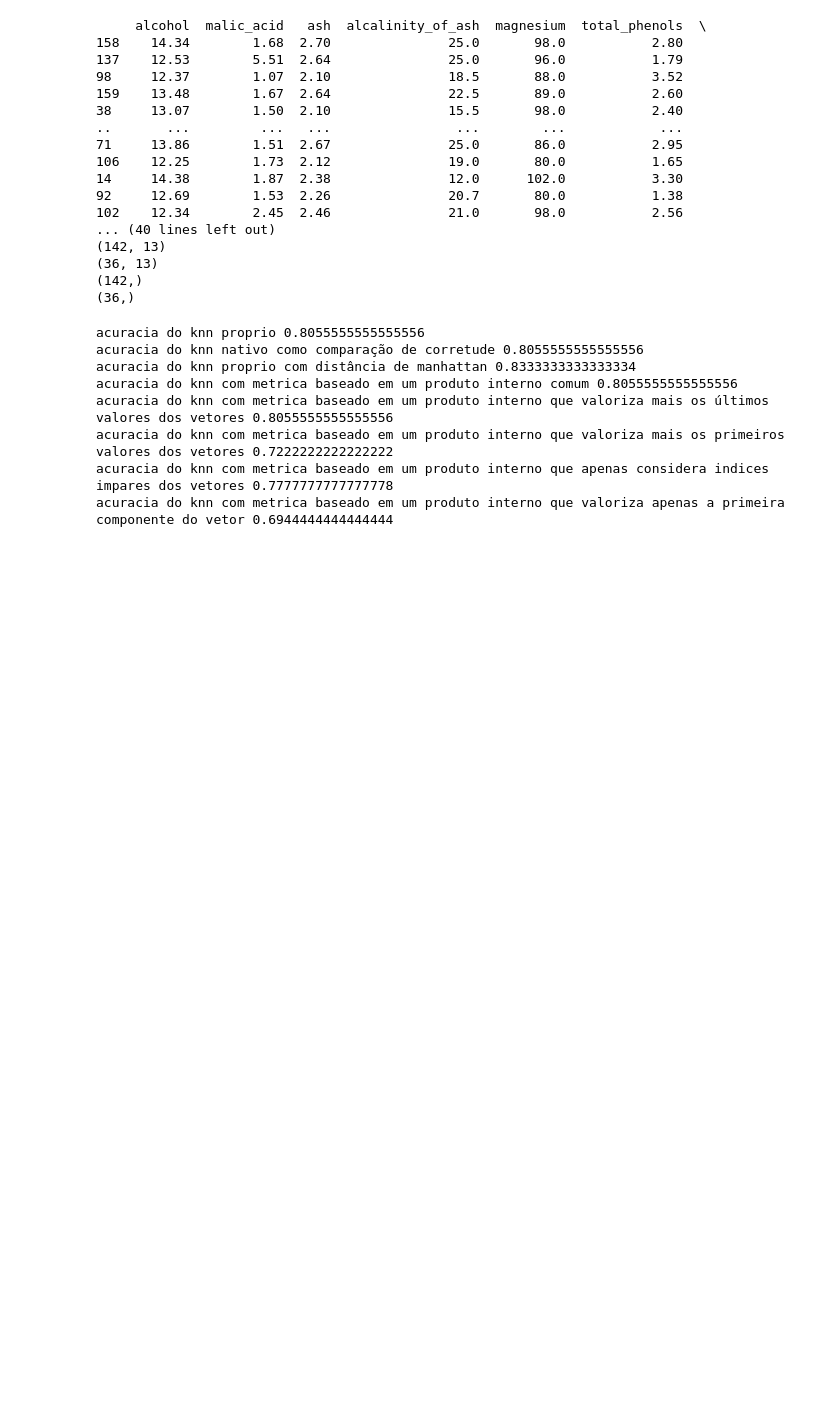
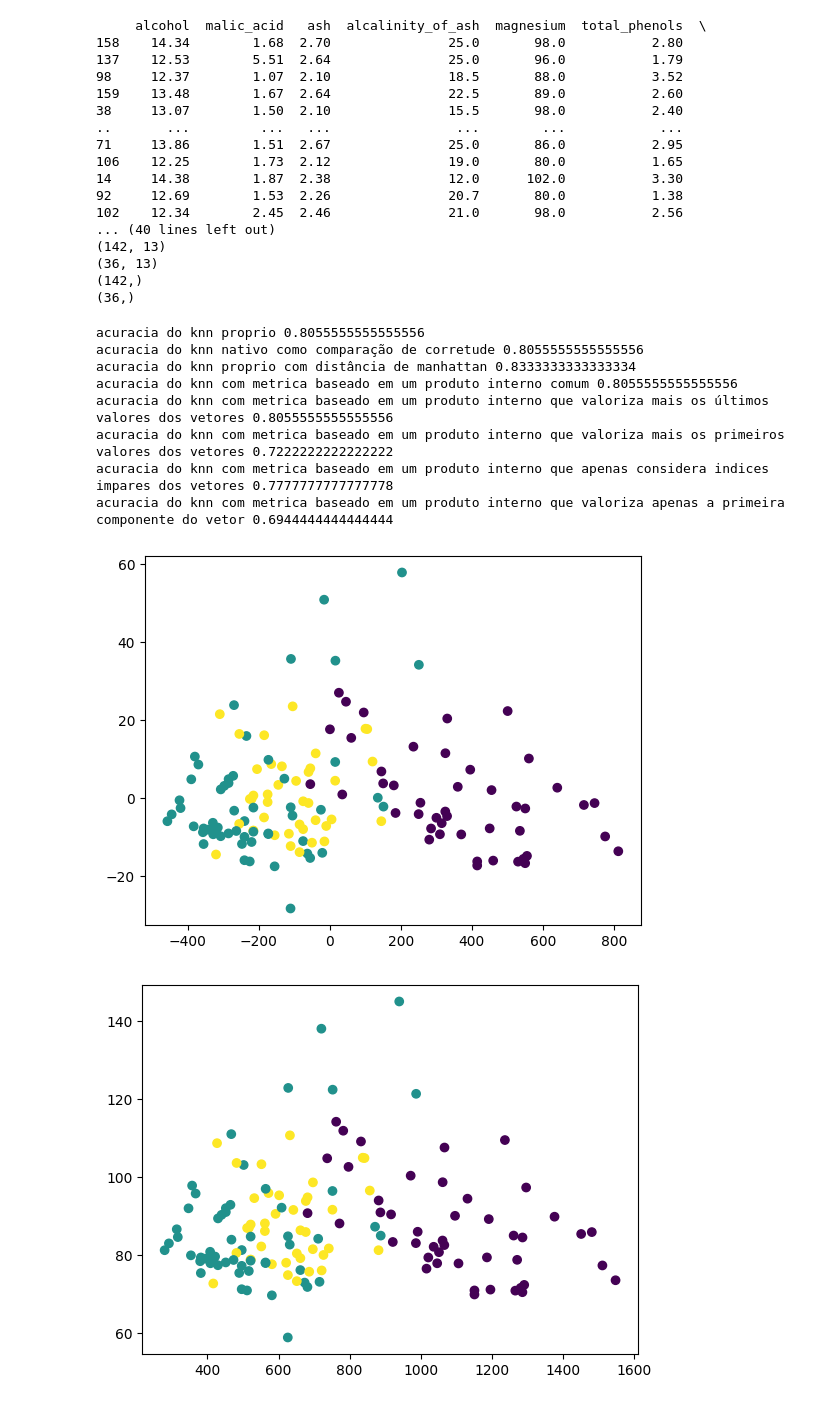
Before and after one commit to salocinrevenge/AlgeLin-ML, a Jupyter notebook: tarefa1.ipynb, the cells around one changed output. Saved outputs shown, nothing was run; the diff lists cells and outputs as text; code cells hidden in the pictures; blank space fills up the shorter version.

```diff
--- a/tarefa1.ipynb
+++ b/tarefa1.ipynb
@@ -196,3 +196,65 @@ acuracia do knn com metrica baseado em um produto interno que valoriza mais os
 acuracia do knn com metrica baseado em um produto interno que valoriza mais os primeiros valores dos vetores 0.7222222222222222
 acuracia do knn com metrica baseado em um produto interno que apenas considera indices impares dos vetores 0.7777777777777778
 acuracia do knn com metrica baseado em um produto interno que valoriza apenas a primeira componente do vetor 0.6944444444444444
+# %%
+from jax.scipy.linalg import svd
+import matplotlib.pyplot as plt
+
+def pca_sem_svd(data, num_components):
+    # Calcula a matriz de covariância
+    cov_matrix = jnp.cov(data, rowvar=False)
+    # Calcula os autovalores e autovetores
+    eigenvalues, eigenvectors = jnp.linalg.eigh(cov_matrix)
+    # Ordena os autovetores de acordo com os autovalores
+    idx = jnp.argsort(eigenvalues)[::-1]
+    eigenvectors = eigenvectors[:, idx]
+    # Seleciona os num_components autovetores
+    eigenvectors = eigenvectors[:, :num_components]
+    # Transforma os dados originais
+    return jnp.dot(data, eigenvectors)
+
+
+
+def pca(data, num_components):
+    # Centralizar os dados
+    data_centered = data - jnp.mean(data, axis=0)
+
+    # Calcular a matriz de covariância
+    cov_matrix = jnp.dot(data_centered.T, data_centered) / (data_centered.shape[0] - 1)
+
+    # Calcular a SVD da matriz de covariância
+    U, S, VT = jnp.linalg.svd(cov_matrix)
+
+    # Selecionar os primeiros componentes principais
+    principal_components = VT[:num_components]
+
+    # Projetar os dados nos componentes principais
+    novo_dado = jnp.dot(data_centered, principal_components.T)
+
+    return novo_dado
+
+
+
+
+pca_vec = pca(X_train, 2)
+
+
+plt.scatter(pca_vec[:, 0], pca_vec[:, 1], c=y_train_original)
+plt.show()
+
+pca_vec_sem_svd = pca_sem_svd(X_train, 2)
+
+plt.scatter(pca_vec_sem_svd[:, 0], pca_vec_sem_svd[:, 1], c=y_train_original)
+plt.show()
+
+from sklearn.decomposition import PCA
+
+pca = PCA(n_components=2)
+pca.fit(X_train_original)
+X_train_pca = pca.transform(X_train_original)
+
+plt.scatter(X_train_pca[:, 0], X_train_pca[:, 1], c=y_train_original)
+plt.show()
+# %% [output]
+[figure, added]
+[figure, added]
```
Also changed, not shown: parts of 4 cells of this notebook, 2 other files.
